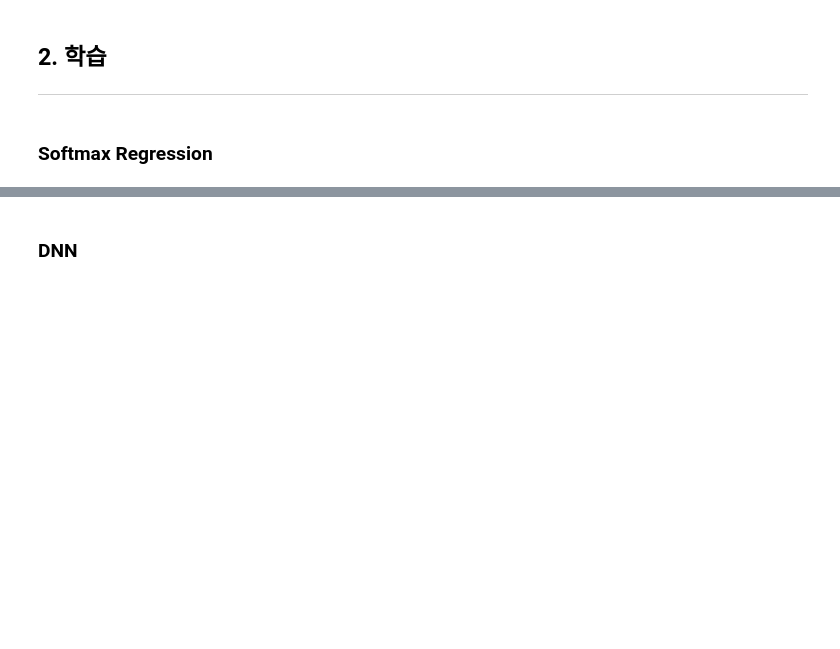
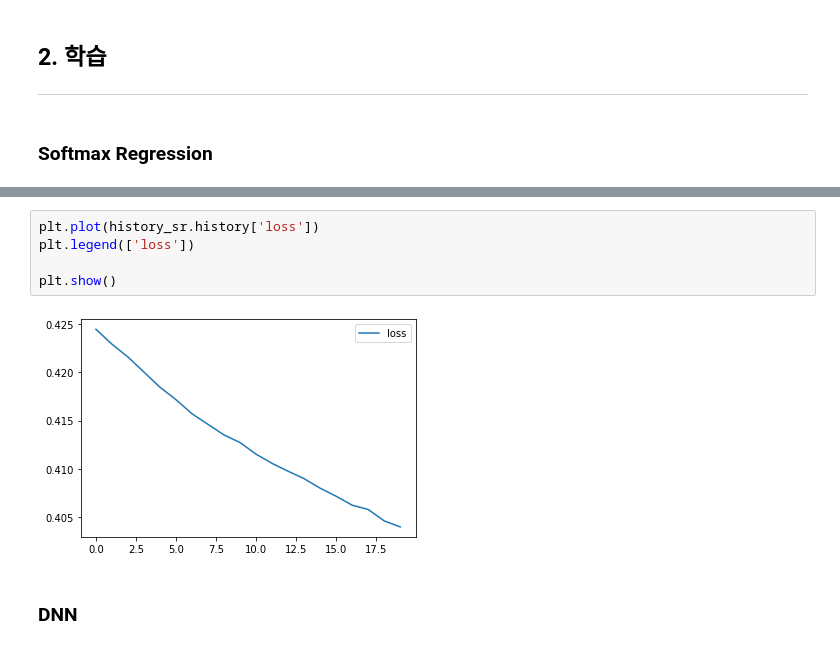
Before and after one commit to nrzsdy1993/Deeplearning_Basic, a Jupyter notebook: 6_fashionMNIST_dataset.ipynb, the cells around one changed output, grey strips where cells are left out. Cells and saved outputs as stored; diff of their text form; blank space fills up the shorter version.

```diff
--- a/6_fashionMNIST_dataset.ipynb
+++ b/6_fashionMNIST_dataset.ipynb
@@ -268,3 +294,10 @@ Epoch 20/20
+# %%
+plt.plot(history_sr.history['loss'])
+plt.legend(['loss'])
+
+plt.show()
+# %% [output]
+[figure, added]
 # %% [markdown]
 ### **DNN**
 # %%
```
Also changed, not shown: parts of 11 cells of this notebook.
